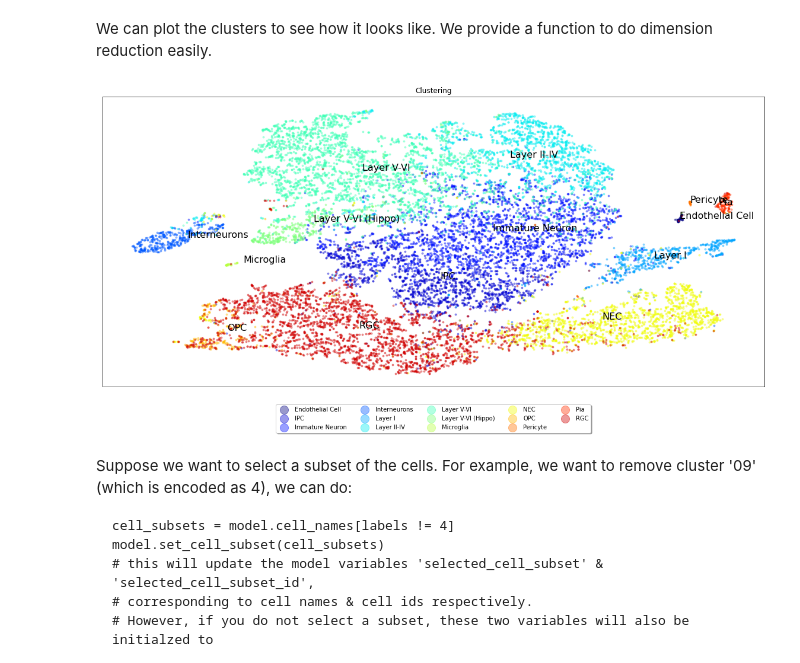
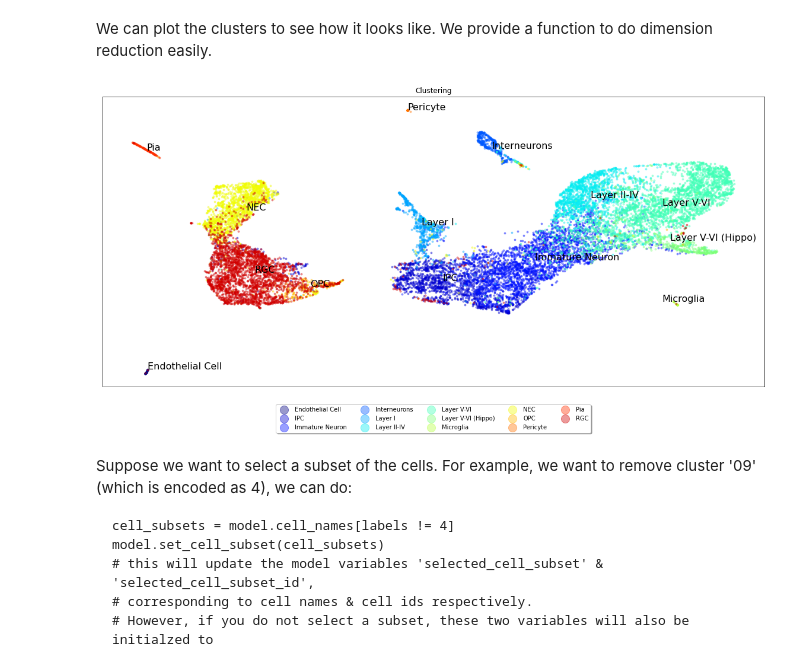
Before and after one commit to jaydu1/VITAE, a Jupyter notebook: tutorials/tutorial_mouse_brain.ipynb, the cells around one changed output. Cells and saved outputs as stored; diff of their text form; code cells hidden in the pictures.

```diff
--- a/tutorials/tutorial_mouse_brain.ipynb
+++ b/tutorials/tutorial_mouse_brain.ipynb
@@ -196,18 +196,18 @@ We can plot the clusters to see how it looks like. We provide a function to do d
 # %%
 from VITAE import get_embedding
 embed_z = get_embedding(z,
-                        dimred='tsne', # 'umap', pca' and 'tsne'. Recommend to use umap for general data
+                        dimred='umap', # 'umap', pca' and 'tsne'. Recommend to use umap for general data
                                        # as it is fast. Sometimes 'umap' will break points into separate
                                        # clusters, in such case 'tsne' is recommended while it is somehow
                                        # slow. For simple data, 'pca' will be good enough.
                         random_state=0
                        # **kwargs, extra key-value argument for the dimension reduction algorithms
                        )
 plot_clusters(embed_z,
               model.label_names,
               plot_labels=True)
 # %% [output]
-[figure, old version]
+[figure, new version]
 # %% [markdown]
 Suppose we want to select a subset of the cells. For example, we want to remove cluster '09' (which is encoded as 4), we can do:
 
```
Also changed, not shown: parts of 7 cells of this notebook, 1 other file.
